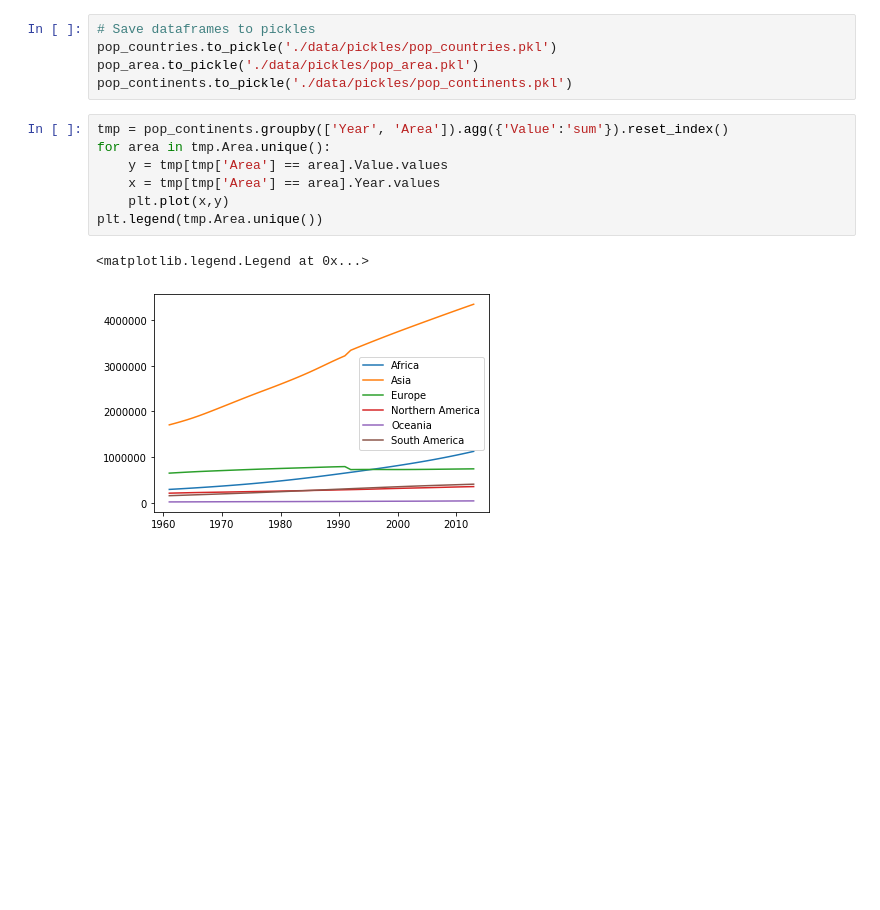
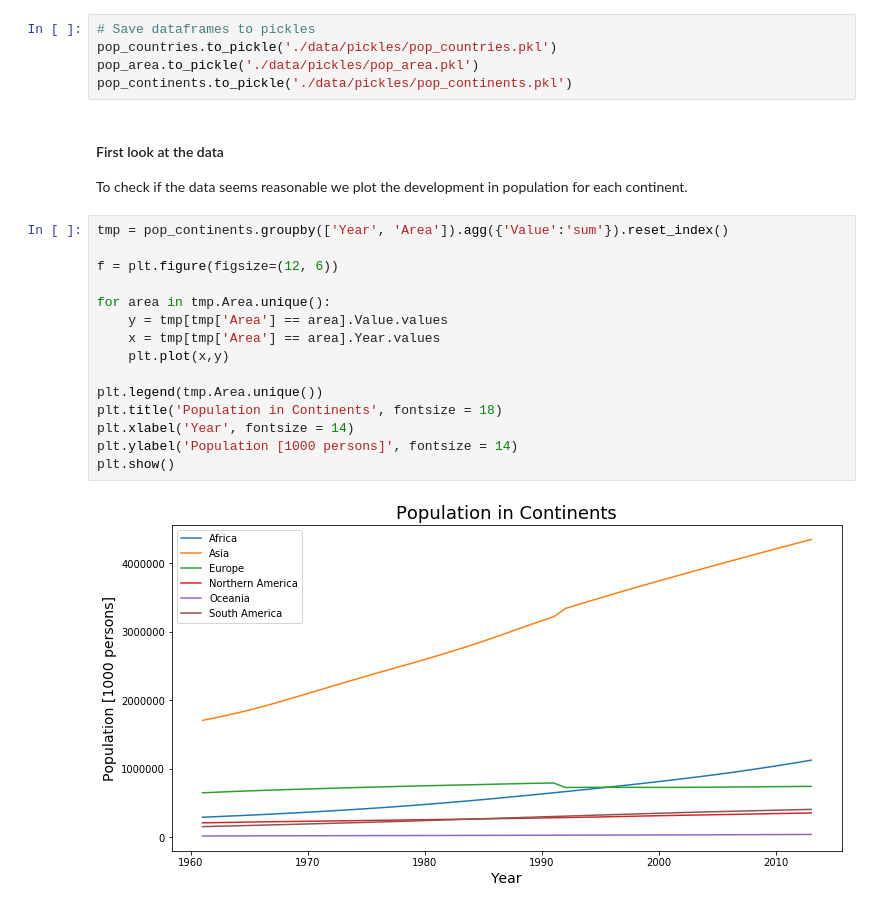
Before and after one commit to theodorhusefest/ADA-2019-project1-sovellettu-tiedon-analysoint, a Jupyter notebook: population_cleaning.ipynb, the cells around one changed output. Drawn from its saved outputs; the diff is of its cells as text; blank space fills up the shorter version.

```diff
--- a/population_cleaning.ipynb
+++ b/population_cleaning.ipynb
@@ -66,13 +67,23 @@ pop_continents.to_csv('./data/csv/pop_continents.csv')
 pop_countries.to_pickle('./data/pickles/pop_countries.pkl')
 pop_area.to_pickle('./data/pickles/pop_area.pkl')
 pop_continents.to_pickle('./data/pickles/pop_continents.pkl')
+# %% [markdown]
+#### First look at the data
+To check if the data seems reasonable we plot the development in population for each continent.
 # %%
 tmp = pop_continents.groupby(['Year', 'Area']).agg({'Value':'sum'}).reset_index()
+
+f = plt.figure(figsize=(12, 6))
+
 for area in tmp.Area.unique():
     y = tmp[tmp['Area'] == area].Value.values
     x = tmp[tmp['Area'] == area].Year.values
     plt.plot(x,y)
+
 plt.legend(tmp.Area.unique())
+plt.title('Population in Continents', fontsize = 18)
+plt.xlabel('Year', fontsize = 14)
+plt.ylabel('Population [1000 persons]', fontsize = 14)
+plt.show()
 # %% [output]
-<matplotlib.legend.Legend at 0x...>
-[figure, old version]
+[figure, new version]
```
Also changed, not shown: parts of 4 cells of this notebook.
